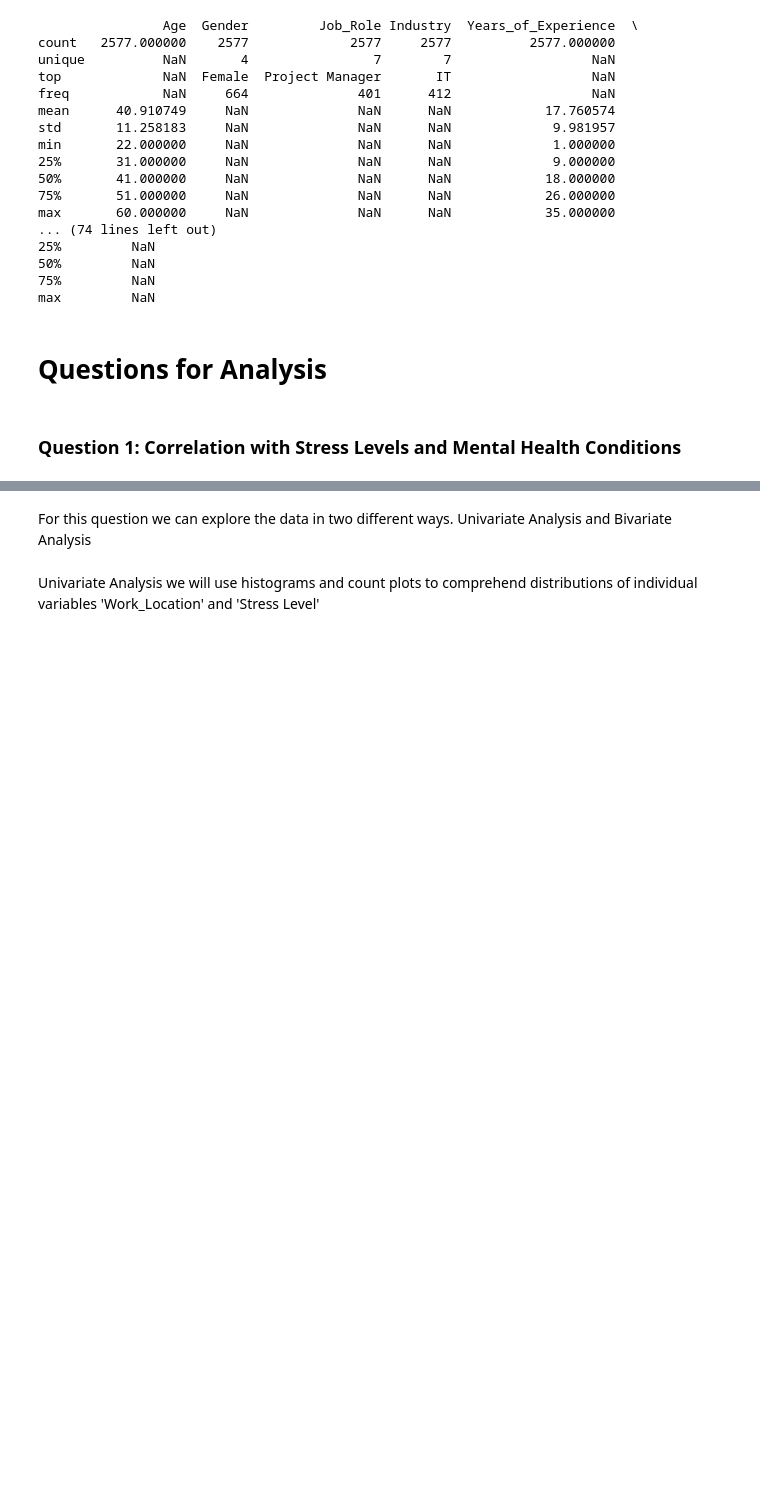
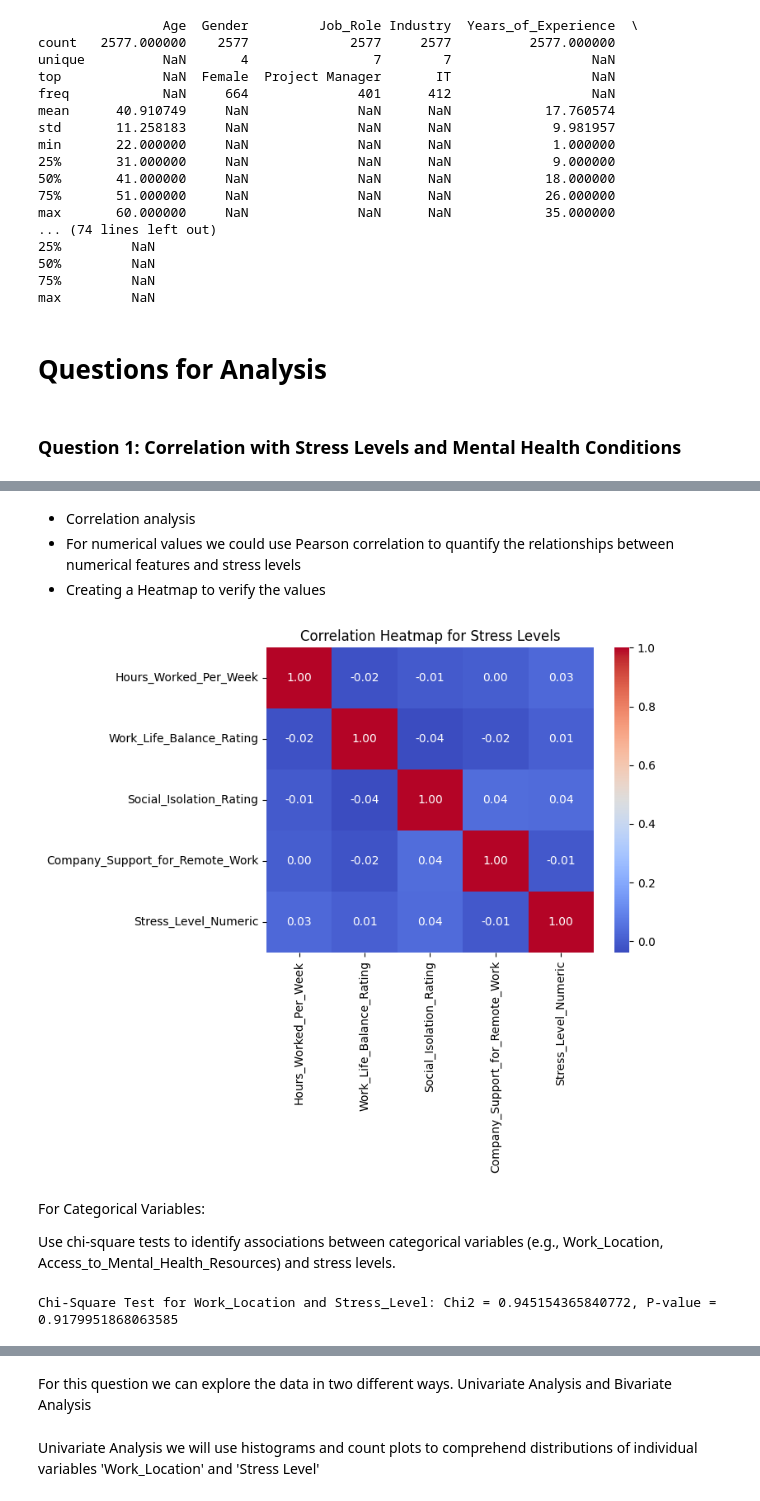
Before and after one commit to lcopolillo/FCD-2024-25, a Jupyter notebook: main.ipynb, the cells around one changed output, grey strips where cells are left out. Saved outputs shown, nothing was run; the diff lists cells and outputs as text; code cells hidden in the pictures; blank space fills up the shorter version.

```diff
--- a/main.ipynb
+++ b/main.ipynb
@@ -176,0 +223,32 @@ max         NaN
+# %% [markdown]
+- Correlation analysis
+- For numerical values we could use Pearson correlation to quantify the relationships between numerical features and stress levels
+- Creating a Heatmap to verify the values
+# %%
+# Encode Stress_Level (High = 2, Medium = 1, Low = 0)
+stress_mapping = {'High': 2, 'Medium': 1, 'Low': 0}
+data['Stress_Level_Numeric'] = data['Stress_Level'].map(stress_mapping)
+
+# Correlation matrix
+numerical_columns = ['Hours_Worked_Per_Week', 'Work_Life_Balance_Rating', 'Social_Isolation_Rating', 'Company_Support_for_Remote_Work']
+corr_matrix = data[numerical_columns + ['Stress_Level_Numeric']].corr()
+
+# Display correlation heatmap
+sns.heatmap(corr_matrix, annot=True, cmap='coolwarm', fmt='.2f')
+plt.title('Correlation Heatmap for Stress Levels')
+plt.show()
+# %% [output]
+[figure, added]
+# %% [markdown]
+For Categorical Variables:
+
+Use chi-square tests to identify associations between categorical variables (e.g., Work_Location, Access_to_Mental_Health_Resources) and stress levels.
+# %%
+from scipy.stats import chi2_contingency
+
+# Chi-square test example for Work_Location
+contingency_table = pd.crosstab(data['Work_Location'], data['Stress_Level'])
+chi2, p, dof, expected = chi2_contingency(contingency_table)
+print(f"Chi-Square Test for Work_Location and Stress_Level: Chi2 = {chi2}, P-value = {p}")
+# %% [output]
+Chi-Square Test for Work_Location and Stress_Level: Chi2 = 0.945154365840772, P-value = 0.9179951868063585
```
Also changed, not shown: parts of 37 cells of this notebook.
